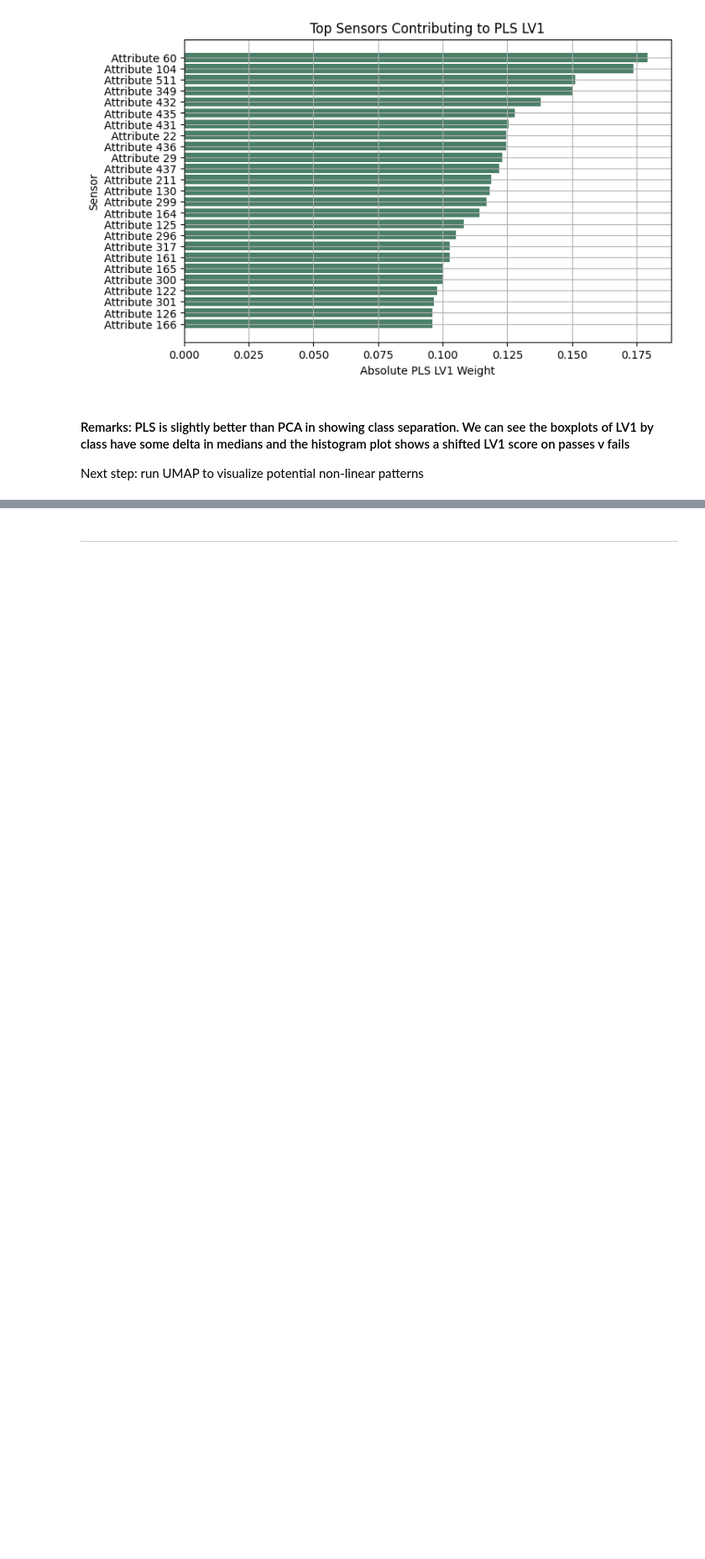
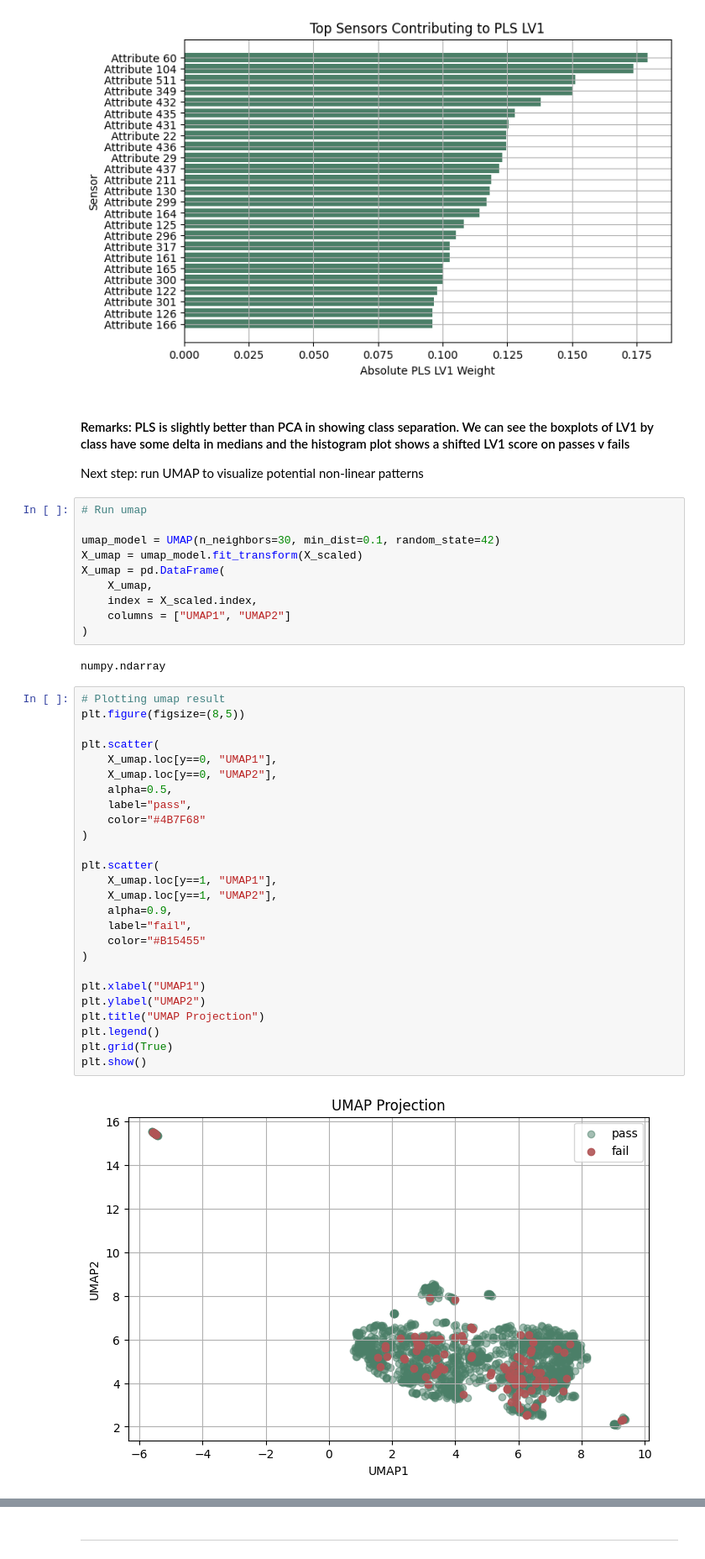
Before and after one commit to intuitiveengineer/secom-ml, a Jupyter notebook: notebooks/00-data-exploration.ipynb, the cells around one changed output, grey strips where cells are left out. Shown at 84% size. Saved outputs shown, nothing was run; the diff lists cells and outputs as text; blank space fills up the shorter version.

```diff
--- a/notebooks/00-data-exploration.ipynb
+++ b/notebooks/00-data-exploration.ipynb
@@ -337,3 +339,43 @@ plt.show()
 #### Remarks: PLS is slightly better than PCA in showing class separation.  We can see the boxplots of LV1 by class have some delta in medians and the histogram plot shows a shifted LV1 score on passes v fails
 
 Next step: run UMAP to visualize potential non-linear patterns
+# %%
+# Run umap
+
+umap_model = UMAP(n_neighbors=30, min_dist=0.1, random_state=42)
+X_umap = umap_model.fit_transform(X_scaled)
+X_umap = pd.DataFrame(
+    X_umap,
+    index = X_scaled.index,
+    columns = ["UMAP1", "UMAP2"]
+)
+# %% [output]
+numpy.ndarray
+# %%
+# Plotting umap result
+plt.figure(figsize=(8,5))
+
+plt.scatter(
+    X_umap.loc[y==0, "UMAP1"],
+    X_umap.loc[y==0, "UMAP2"],
+    alpha=0.5,
+    label="pass",
+    color="#4B7F68"
+)
+
+plt.scatter(
+    X_umap.loc[y==1, "UMAP1"],
+    X_umap.loc[y==1, "UMAP2"],
+    alpha=0.9,
+    label="fail",
+    color="#B15455"
+)
+
+plt.xlabel("UMAP1")
+plt.ylabel("UMAP2")
+plt.title("UMAP Projection")
+plt.legend()
+plt.grid(True)
+plt.show()
+# %% [output]
+[figure, added]
```
Also changed, not shown: parts of 13 cells of this notebook.
